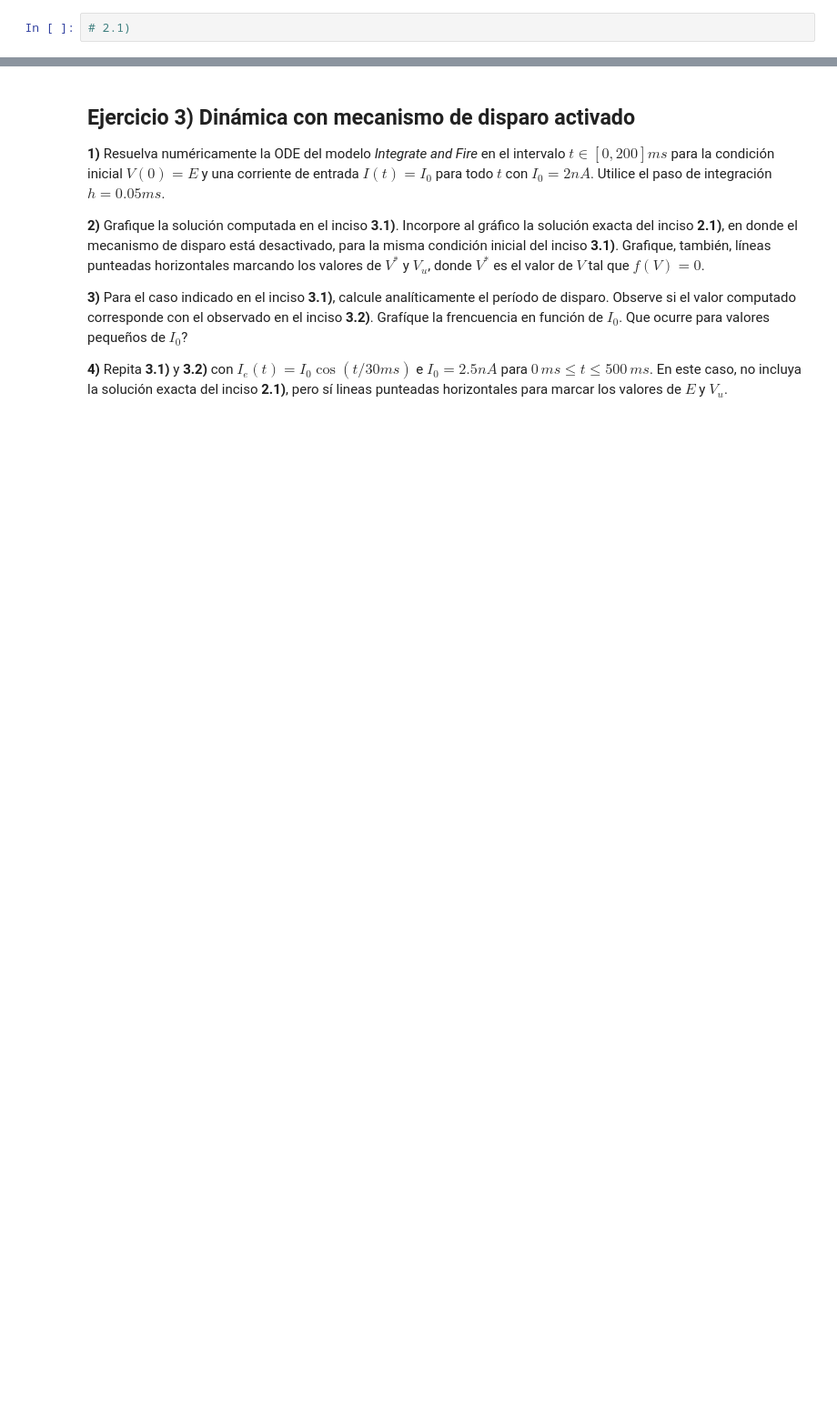
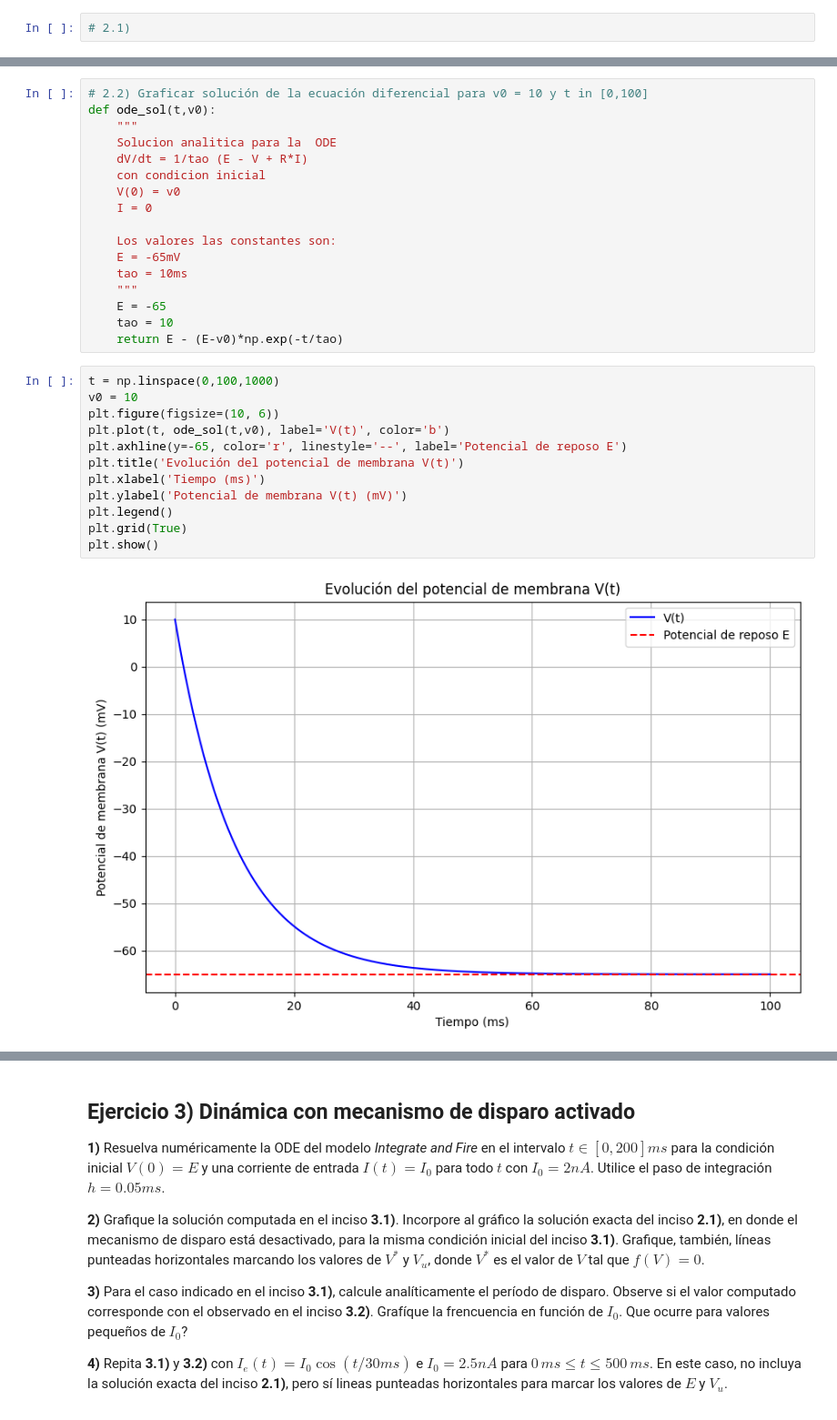
Before and after one commit to AdolfoBanchio/Redes-neuronales-2024, a Jupyter notebook: guias_ejercicios/redes_neuronales_2024_guia_5.ipynb, the cells around one changed output, grey strips where cells are left out. Shown: that part at 91% size. Saved outputs shown, nothing was run; the diff lists cells and outputs as text; blank space fills up the shorter version.

```diff
--- a/guias_ejercicios/redes_neuronales_2024_guia_5.ipynb
+++ b/guias_ejercicios/redes_neuronales_2024_guia_5.ipynb
@@ -219,0 +238,31 @@ bla bla bla ...
+# %%
+# 2.2) Graficar solución de la ecuación diferencial para v0 = 10 y t in [0,100]
+def ode_sol(t,v0):
+    """
+    Solucion analitica para la  ODE
+    dV/dt = 1/tao (E - V + R*I)
+    con condicion inicial
+    V(0) = v0
+    I = 0
+
+    Los valores las constantes son:
+    E = -65mV
+    tao = 10ms
+    """
+    E = -65
+    tao = 10
+    return E - (E-v0)*np.exp(-t/tao)
+# %%
+t = np.linspace(0,100,1000)
+v0 = 10
+plt.figure(figsize=(10, 6))
+plt.plot(t, ode_sol(t,v0), label='V(t)', color='b')
+plt.axhline(y=-65, color='r', linestyle='--', label='Potencial de reposo E')
+plt.title('Evolución del potencial de membrana V(t)')
+plt.xlabel('Tiempo (ms)')
+plt.ylabel('Potencial de membrana V(t) (mV)')
+plt.legend()
+plt.grid(True)
+plt.show()
+# %% [output]
+[figure, added]
```
Also changed, not shown: parts of 6 cells of this notebook, 3 other files.
